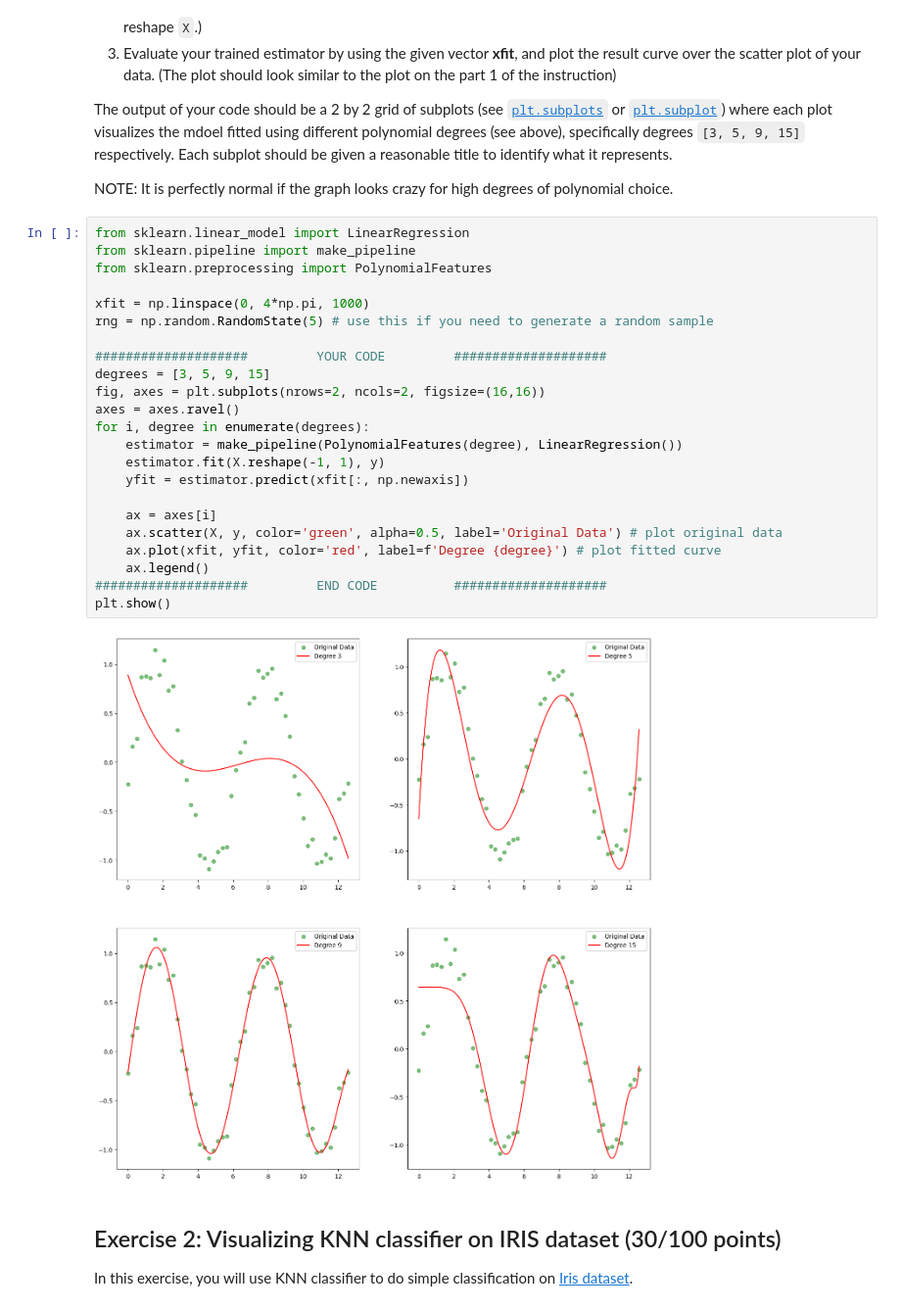
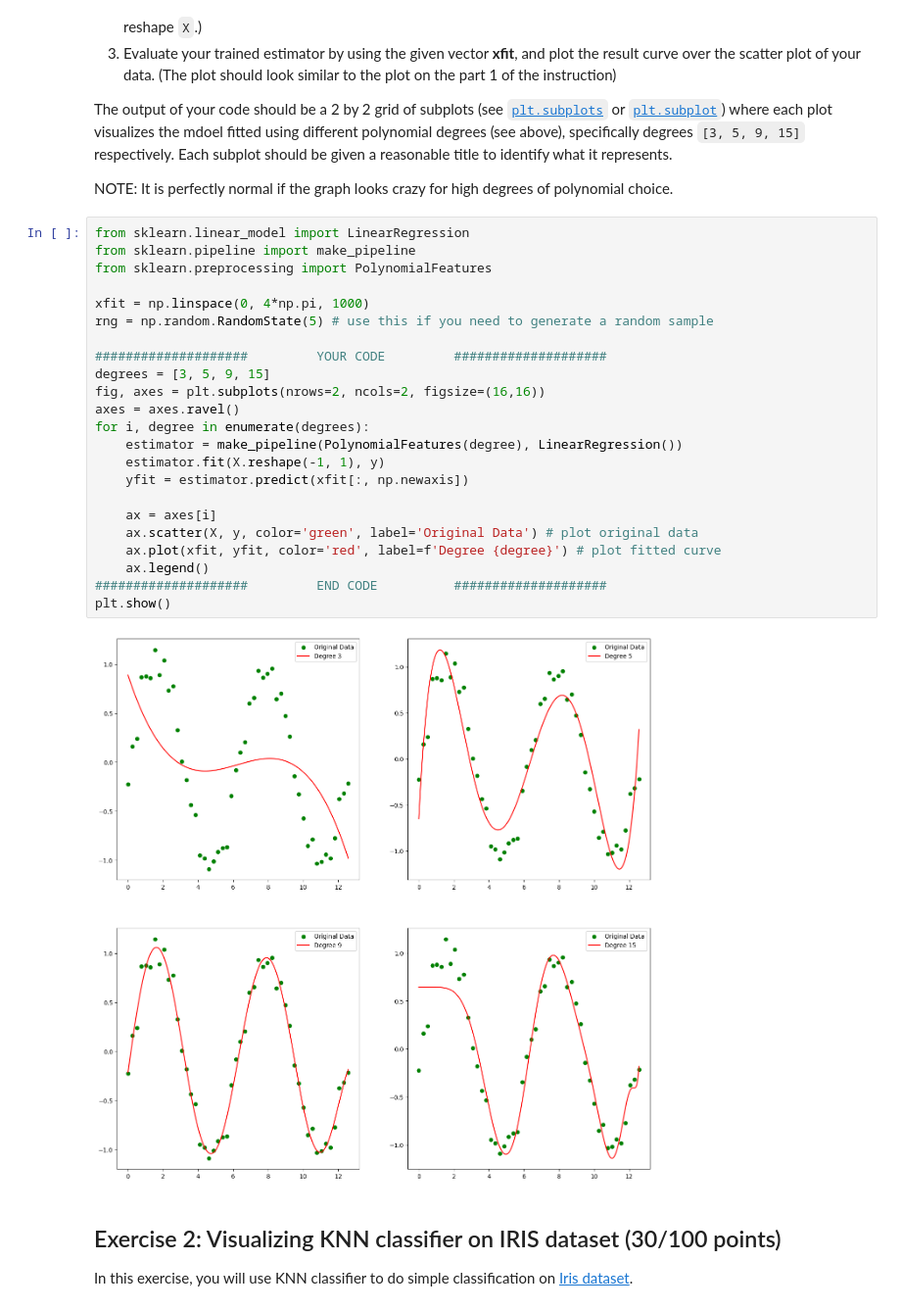
Before and after one commit to alex42p/ECE473-hw3, a Jupyter notebook: Assignment_03_Exercise.ipynb, the cells around one changed output. Shown at 98% size. Drawn from its saved outputs; the diff is of its cells as text.

```diff
--- a/Assignment_03_Exercise.ipynb
+++ b/Assignment_03_Exercise.ipynb
@@ -65,28 +65,28 @@ NOTE: It is perfectly normal if the graph looks crazy for high degrees of polyno
 # %%
 from sklearn.linear_model import LinearRegression
 from sklearn.pipeline import make_pipeline
 from sklearn.preprocessing import PolynomialFeatures
 
 xfit = np.linspace(0, 4*np.pi, 1000)
 rng = np.random.RandomState(5) # use this if you need to generate a random sample
 
 ####################         YOUR CODE         ####################
 degrees = [3, 5, 9, 15]
 fig, axes = plt.subplots(nrows=2, ncols=2, figsize=(16,16))
 axes = axes.ravel()
 for i, degree in enumerate(degrees):
     estimator = make_pipeline(PolynomialFeatures(degree), LinearRegression())
     estimator.fit(X.reshape(-1, 1), y)
     yfit = estimator.predict(xfit[:, np.newaxis])
 
     ax = axes[i]
-    ax.scatter(X, y, color='green', alpha=0.5, label='Original Data') # plot original data
+    ax.scatter(X, y, color='green', label='Original Data') # plot original data
     ax.plot(xfit, yfit, color='red', label=f'Degree {degree}') # plot fitted curve
     ax.legend()
 ####################         END CODE          ####################
 plt.show()
 # %% [output]
-[figure, old version]
+[figure, new version]
 # %% [markdown]
 ## Exercise 2: Visualizing KNN classifier on IRIS dataset (30/100 points)
 In this exercise, you will use KNN classifier to do simple classification on [Iris dataset](https://en.wikipedia.org/wiki/Iris_flower_data_set).
```
